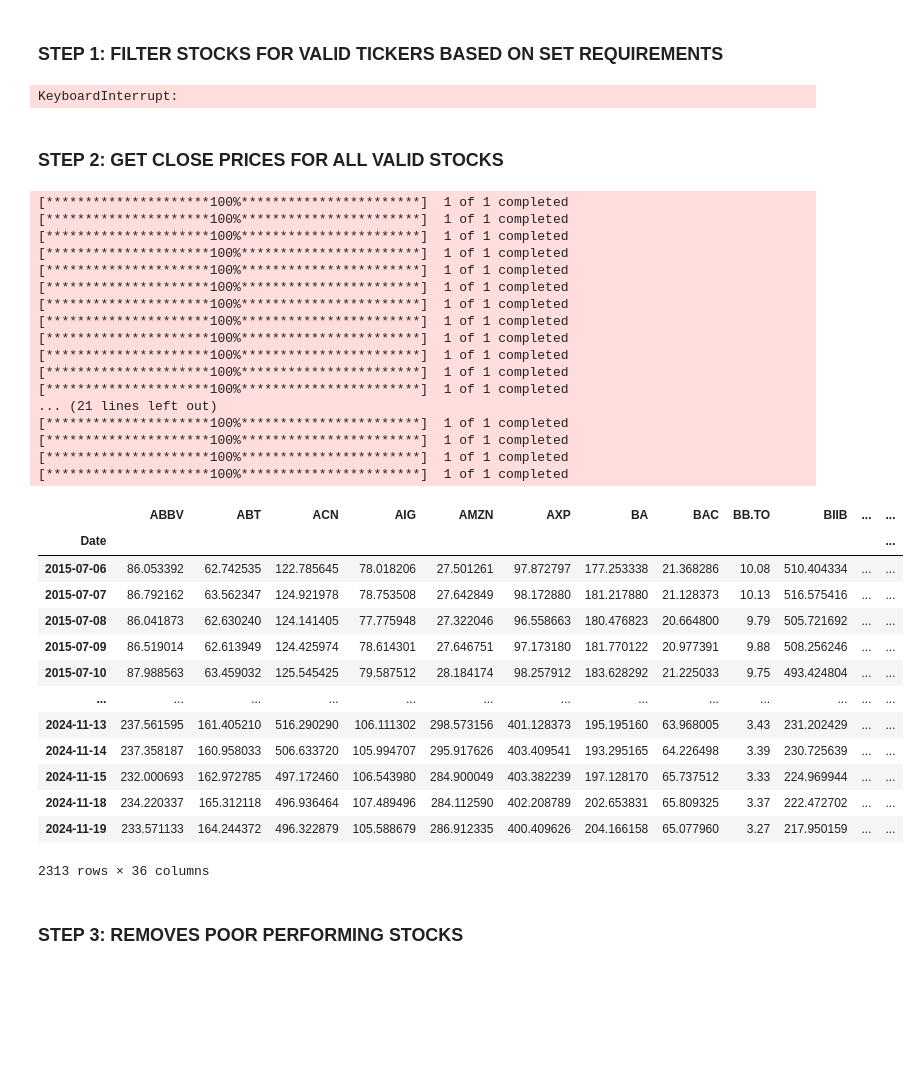
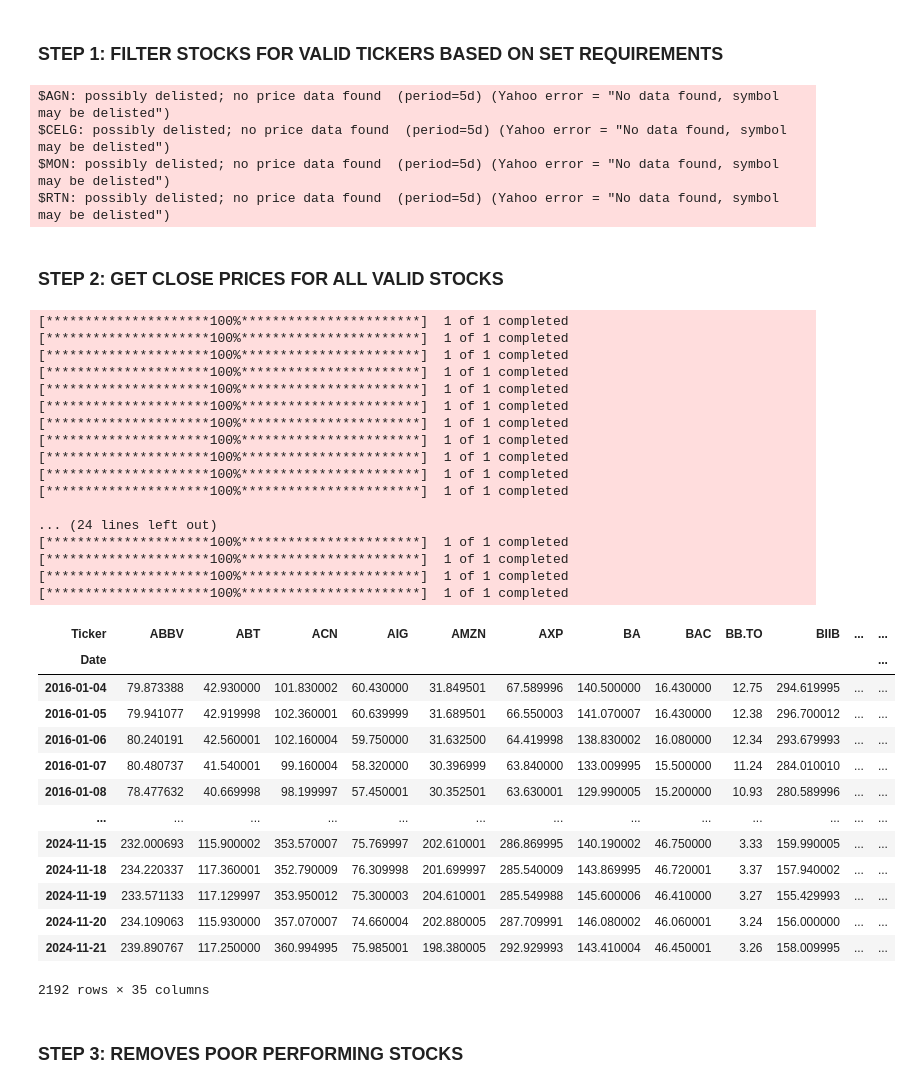
Before and after one commit to JasonLi14/Portfolio-Analyzer, a Jupyter notebook: Team_02_Assignment.ipynb, the cells around one changed output. Saved outputs shown, nothing was run; the diff lists cells and outputs as text; code cells hidden in the pictures; blank space fills up the shorter version.

```diff
--- a/Team_02_Assignment.ipynb
+++ b/Team_02_Assignment.ipynb
@@ -97,8 +97,8 @@ def valid_stocks(tickers_file):
 
         # Calculate monthly trading statistics
         monthly_volume = pd.DataFrame()
-        monthly_volume['volume'] = hist['Volume'].resample('M').sum()
-        monthly_volume['count'] = hist['Volume'].resample('M').count()
+        monthly_volume['volume'] = hist['Volume'].resample('ME').sum()
+        monthly_volume['count'] = hist['Volume'].resample('ME').count()
         monthly_volume['avg monthly volume'] = monthly_volume['volume'] / monthly_volume['count']
 
         # Check for months with insufficient trading days or low average volume
@@ -117,7 +117,10 @@ def valid_stocks(tickers_file):
 # Example usage
 valid_tickers = valid_stocks('Tickers_Example.csv')
 # %% [output]
-KeyboardInterrupt:
+$AGN: possibly delisted; no price data found  (period=5d) (Yahoo error = "No data found, symbol may be delisted")
+$CELG: possibly delisted; no price data found  (period=5d) (Yahoo error = "No data found, symbol may be delisted")
+$MON: possibly delisted; no price data found  (period=5d) (Yahoo error = "No data found, symbol may be delisted")
+$RTN: possibly delisted; no price data found  (period=5d) (Yahoo error = "No data found, symbol may be delisted")
 # %% [markdown]
 ### STEP 2: GET CLOSE PRICES FOR ALL VALID STOCKS
 # %%
@@ -153,7 +156,7 @@ def get_close_prices(start, end, tickers, cutoff):
         # Get historical data for the ticker
         data = yf.download(ticker, start=start, end=end, interval='1d')
         close = data['Close']
-        close = close.rename(ticker)  # Rename series to match the ticker symbol
+       #close = close.rename(ticker)  # Rename series to match the ticker symbol
 
         # Check if the stock has data before the cutoff date
         if close.index.min() < pd.Timestamp(cutoff):
@@ -169,6 +172,8 @@ def get_close_prices(start, end, tickers, cutoff):
 
     # Get CAD to USD exchange rate data
     cadusd = yf.download('CAD=X', start=start, end=end, interval='1d')
+    aligned_cadusd = cadusd.reindex(multi_data.index, method='ffill')
+    aligned_cadusd_close = aligned_cadusd['Close'].reindex(multi_data.index)
 
     # Convert all stock prices to CAD
     for ticker in appended_tickers:
@@ -176,52 +181,55 @@ def get_close_prices(start, end, tickers, cutoff):
         info = stock.fast_info
 
         # Check the currency of the stock
         currency = info['currency']
         if currency == 'USD':  # If the stock is in USD, convert it to CAD
-            multi_data[ticker] = multi_data[ticker] * cadusd['Close']
+            combined = pd.concat([multi_data[ticker], aligned_cadusd_close], axis=1).dropna()
+            # convert USD to CAD
+            multi_data[ticker] = combined.iloc[:, 0] * combined.iloc[:, 1]
+            #multi_data[ticker] = multi_data[ticker] * aligned_cadusd['Close']
+            break
 
     return multi_data
 
 # Example usage
-start = '2015-01-01'
+start = '2016-01-01'
 end = '2024-11-22'
 cutoff = '2019-01-01'
-valid_tickers = ['AAPL', 'NVDA']  # Define valid tickers
 close_prices = get_close_prices(start, end, valid_tickers, cutoff)
 
 display(close_prices)
 # %% [output]
 [*********************100%***********************]  1 of 1 completed
 [*********************100%***********************]  1 of 1 completed
 [*********************100%***********************]  1 of 1 completed
 [*********************100%***********************]  1 of 1 completed
 [*********************100%***********************]  1 of 1 completed
 [*********************100%***********************]  1 of 1 completed
 [*********************100%***********************]  1 of 1 completed
 [*********************100%***********************]  1 of 1 completed
 [*********************100%***********************]  1 of 1 completed
 [*********************100%***********************]  1 of 1 completed
 [*********************100%***********************]  1 of 1 completed
-[*********************100%***********************]  1 of 1 completed
-... (21 lines left out)
+
+... (24 lines left out)
 [*********************100%***********************]  1 of 1 completed
 [*********************100%***********************]  1 of 1 completed
 [*********************100%***********************]  1 of 1 completed
 [*********************100%***********************]  1 of 1 completed
-|  | ABBV | ABT | ACN | AIG | AMZN | AXP | BA | BAC | BB.TO | BIIB | ... | ... |
+| Ticker | ABBV | ABT | ACN | AIG | AMZN | AXP | BA | BAC | BB.TO | BIIB | ... | ... |
 | Date |  |  |  |  |  |  |  |  |  |  |  | ... |
-| 2015-07-06 | 86.053392 | 62.742535 | 122.785645 | 78.018206 | 27.501261 | 97.872797 | 177.253338 | 21.368286 | 10.08 | 510.404334 | ... | ... |
-| 2015-07-07 | 86.792162 | 63.562347 | 124.921978 | 78.753508 | 27.642849 | 98.172880 | 181.217880 | 21.128373 | 10.13 | 516.575416 | ... | ... |
-| 2015-07-08 | 86.041873 | 62.630240 | 124.141405 | 77.775948 | 27.322046 | 96.558663 | 180.476823 | 20.664800 | 9.79 | 505.721692 | ... | ... |
-| 2015-07-09 | 86.519014 | 62.613949 | 124.425974 | 78.614301 | 27.646751 | 97.173180 | 181.770122 | 20.977391 | 9.88 | 508.256246 | ... | ... |
-| 2015-07-10 | 87.988563 | 63.459032 | 125.545425 | 79.587512 | 28.184174 | 98.257912 | 183.628292 | 21.225033 | 9.75 | 493.424804 | ... | ... |
+| 2016-01-04 | 79.873388 | 42.930000 | 101.830002 | 60.430000 | 31.849501 | 67.589996 | 140.500000 | 16.430000 | 12.75 | 294.619995 | ... | ... |
+| 2016-01-05 | 79.941077 | 42.919998 | 102.360001 | 60.639999 | 31.689501 | 66.550003 | 141.070007 | 16.430000 | 12.38 | 296.700012 | ... | ... |
+| 2016-01-06 | 80.240191 | 42.560001 | 102.160004 | 59.750000 | 31.632500 | 64.419998 | 138.830002 | 16.080000 | 12.34 | 293.679993 | ... | ... |
+| 2016-01-07 | 80.480737 | 41.540001 | 99.160004 | 58.320000 | 30.396999 | 63.840000 | 133.009995 | 15.500000 | 11.24 | 284.010010 | ... | ... |
+| 2016-01-08 | 78.477632 | 40.669998 | 98.199997 | 57.450001 | 30.352501 | 63.630001 | 129.990005 | 15.200000 | 10.93 | 280.589996 | ... | ... |
 | ... | ... | ... | ... | ... | ... | ... | ... | ... | ... | ... | ... | ... |
-| 2024-11-13 | 237.561595 | 161.405210 | 516.290290 | 106.111302 | 298.573156 | 401.128373 | 195.195160 | 63.968005 | 3.43 | 231.202429 | ... | ... |
-| 2024-11-14 | 237.358187 | 160.958033 | 506.633720 | 105.994707 | 295.917626 | 403.409541 | 193.295165 | 64.226498 | 3.39 | 230.725639 | ... | ... |
-| 2024-11-15 | 232.000693 | 162.972785 | 497.172460 | 106.543980 | 284.900049 | 403.382239 | 197.128170 | 65.737512 | 3.33 | 224.969944 | ... | ... |
-| 2024-11-18 | 234.220337 | 165.312118 | 496.936464 | 107.489496 | 284.112590 | 402.208789 | 202.653831 | 65.809325 | 3.37 | 222.472702 | ... | ... |
-| 2024-11-19 | 233.571133 | 164.244372 | 496.322879 | 105.588679 | 286.912335 | 400.409626 | 204.166158 | 65.077960 | 3.27 | 217.950159 | ... | ... |
+| 2024-11-15 | 232.000693 | 115.900002 | 353.570007 | 75.769997 | 202.610001 | 286.869995 | 140.190002 | 46.750000 | 3.33 | 159.990005 | ... | ... |
+| 2024-11-18 | 234.220337 | 117.360001 | 352.790009 | 76.309998 | 201.699997 | 285.540009 | 143.869995 | 46.720001 | 3.37 | 157.940002 | ... | ... |
+| 2024-11-19 | 233.571133 | 117.129997 | 353.950012 | 75.300003 | 204.610001 | 285.549988 | 145.600006 | 46.410000 | 3.27 | 155.429993 | ... | ... |
+| 2024-11-20 | 234.109063 | 115.930000 | 357.070007 | 74.660004 | 202.880005 | 287.709991 | 146.080002 | 46.060001 | 3.24 | 156.000000 | ... | ... |
+| 2024-11-21 | 239.890767 | 117.250000 | 360.994995 | 75.985001 | 198.380005 | 292.929993 | 143.410004 | 46.450001 | 3.26 | 158.009995 | ... | ... |
-2313 rows × 36 columns
+2192 rows × 35 columns
 # %% [markdown]
 ### STEP 3: REMOVES POOR PERFORMING STOCKS
 # %%
```
Also changed, not shown: parts of 10 cells of this notebook.
